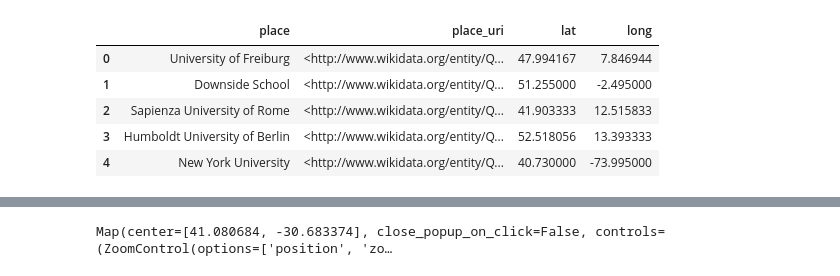
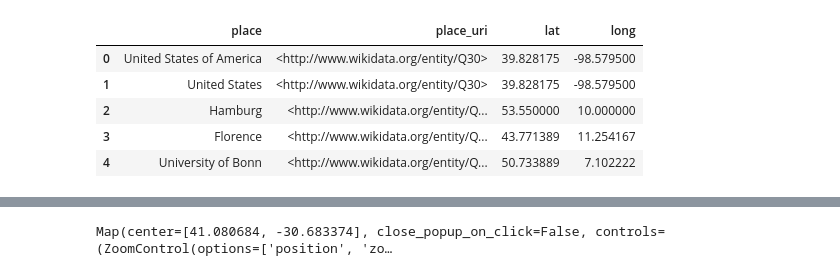
Before and after one commit to LuciaGiagnolini12/ARTchives_projects, a Jupyter notebook: ARTchivesDV1.ipynb, the cells around one changed output, grey strips where cells are left out. Drawn from its saved outputs; the diff is of its cells as text; code cells hidden in the pictures.

```diff
--- a/ARTchivesDV1.ipynb
+++ b/ARTchivesDV1.ipynb
@@ -256,17 +160,17 @@ with open('periods_count.csv', mode='w') as my_file:
 # %%
 import pandas as pd
 
 # parse the csv into a dataframe
-df = pd.read_csv("periods_count.csv")
+df = pd.read_csv("formationplaces.csv")
 # print the first 5 rows
 df.head()
 # %% [output]
 |  | place | place_uri | lat | long |
-| 0 | University of Freiburg | <http://www.wikidata.org/entity/Q... | 47.994167 | 7.846944 |
-| 1 | Downside School | <http://www.wikidata.org/entity/Q... | 51.255000 | -2.495000 |
-| 2 | Sapienza University of Rome | <http://www.wikidata.org/entity/Q... | 41.903333 | 12.515833 |
-| 3 | Humboldt University of Berlin | <http://www.wikidata.org/entity/Q... | 52.518056 | 13.393333 |
-| 4 | New York University | <http://www.wikidata.org/entity/Q... | 40.730000 | -73.995000 |
+| 0 | United States of America | <http://www.wikidata.org/entity/Q30> | 39.828175 | -98.579500 |
+| 1 | United States | <http://www.wikidata.org/entity/Q30> | 39.828175 | -98.579500 |
+| 2 | Hamburg | <http://www.wikidata.org/entity/Q... | 53.550000 | 10.000000 |
+| 3 | Florence | <http://www.wikidata.org/entity/Q... | 43.771389 | 11.254167 |
+| 4 | University of Bonn | <http://www.wikidata.org/entity/Q... | 50.733889 | 7.102222 |
 # %%
 g.serialize(destination='Desktop/dhdk_epds/resources/artchives2.nq', format='nquads')
 result = g.parse("Desktop/dhdk_epds/resources/artchives2.nq", format='nquads')
```
Also changed, not shown: parts of 18 cells of this notebook.
